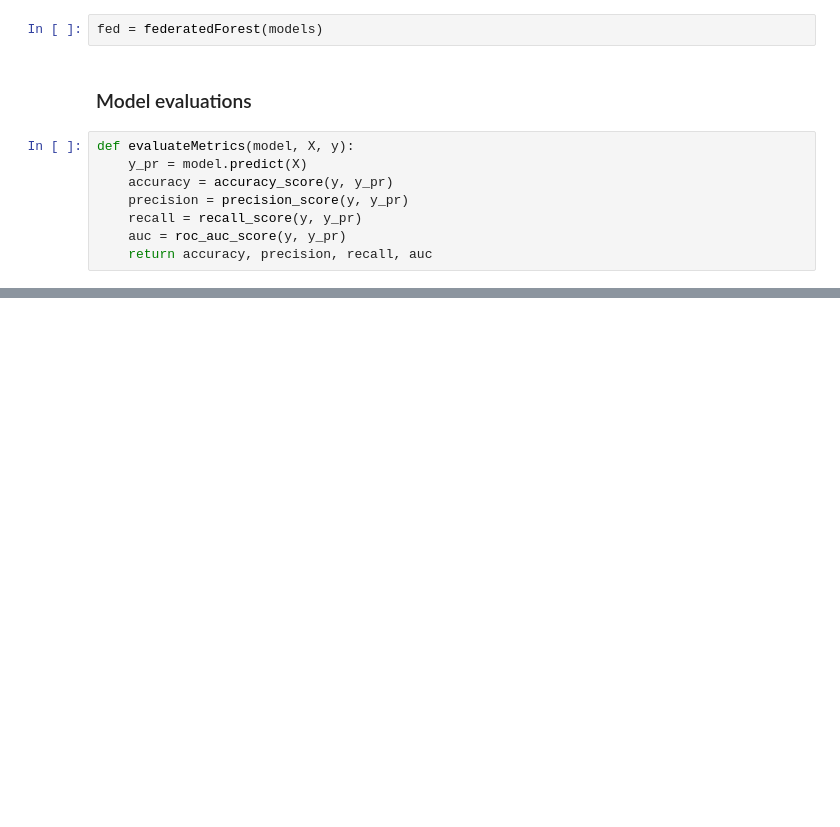
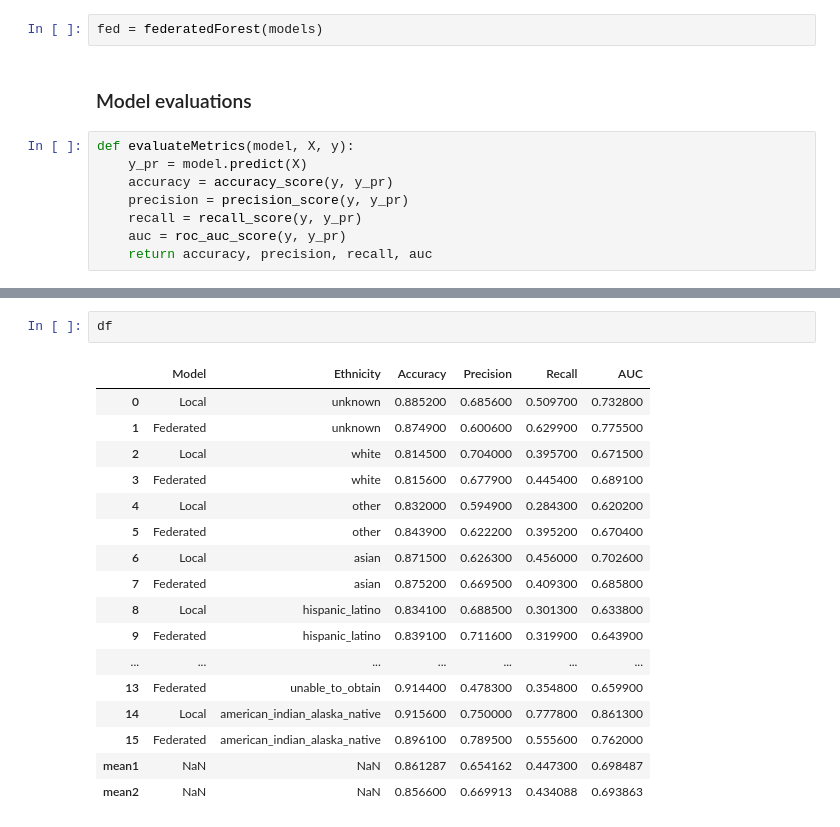
Before and after one commit to AnnikaLarissa/MIMIC-IV, a Jupyter notebook: random_forest.ipynb, the cells around one changed output, grey strips where cells are left out. Cells and saved outputs as stored; diff of their text form; blank space fills up the shorter version.

```diff
--- a/random_forest.ipynb
+++ b/random_forest.ipynb
@@ -151,0 +196,20 @@ KeyboardInterrupt:
+# %%
+df
+# %% [output]
+|  | Model | Ethnicity | Accuracy | Precision | Recall | AUC |
+| 0 | Local | unknown | 0.885200 | 0.685600 | 0.509700 | 0.732800 |
+| 1 | Federated | unknown | 0.874900 | 0.600600 | 0.629900 | 0.775500 |
+| 2 | Local | white | 0.814500 | 0.704000 | 0.395700 | 0.671500 |
+| 3 | Federated | white | 0.815600 | 0.677900 | 0.445400 | 0.689100 |
+| 4 | Local | other | 0.832000 | 0.594900 | 0.284300 | 0.620200 |
+| 5 | Federated | other | 0.843900 | 0.622200 | 0.395200 | 0.670400 |
+| 6 | Local | asian | 0.871500 | 0.626300 | 0.456000 | 0.702600 |
+| 7 | Federated | asian | 0.875200 | 0.669500 | 0.409300 | 0.685800 |
+| 8 | Local | hispanic_latino | 0.834100 | 0.688500 | 0.301300 | 0.633800 |
+| 9 | Federated | hispanic_latino | 0.839100 | 0.711600 | 0.319900 | 0.643900 |
+| ... | ... | ... | ... | ... | ... | ... |
+| 13 | Federated | unable_to_obtain | 0.914400 | 0.478300 | 0.354800 | 0.659900 |
+| 14 | Local | american_indian_alaska_native | 0.915600 | 0.750000 | 0.777800 | 0.861300 |
+| 15 | Federated | american_indian_alaska_native | 0.896100 | 0.789500 | 0.555600 | 0.762000 |
+| mean1 | NaN | NaN | 0.861287 | 0.654162 | 0.447300 | 0.698487 |
+| mean2 | NaN | NaN | 0.856600 | 0.669913 | 0.434088 | 0.693863 |
```
Also changed, not shown: parts of 6 cells of this notebook, 3 other files.
